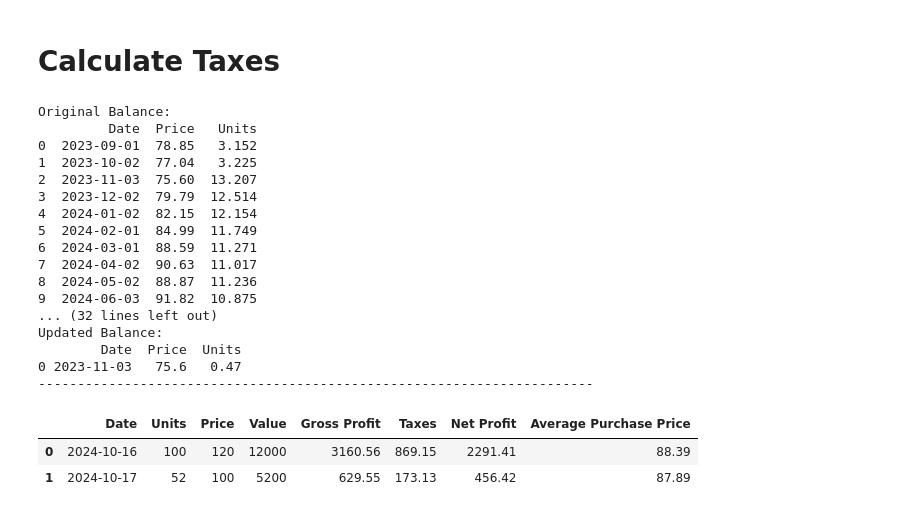
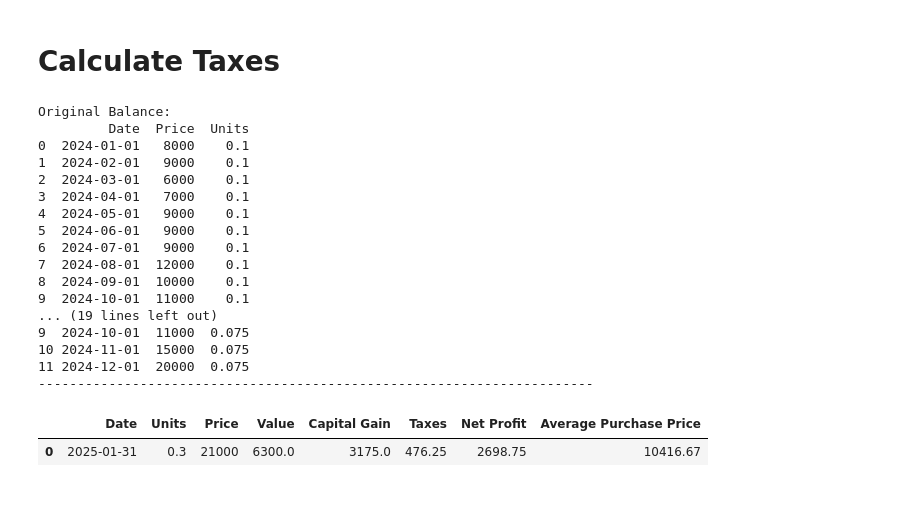
Before and after one commit to FedericoGentile/capital-gains-tax-calculator, a Jupyter notebook: tax_calculator_simulator.ipynb, the cells around one changed output. Saved outputs shown, nothing was run; the diff lists cells and outputs as text; code cells hidden in the pictures.

```diff
--- a/tax_calculator_simulator.ipynb
+++ b/tax_calculator_simulator.ipynb
@@ -135,14 +135,29 @@ def upload_balance(df_balance, df_balance_temp, total_units_to_sell):
 ## Purchase
 # %%
 # Data provided by the user
+#data = {
+#    "Date": ["01/09/2023", "02/10/2023", "03/11/2023", "02/12/2023", "02/01/2024", "01/02/2024",
+#             "01/03/2024", "02/04/2024", "02/05/2024", "03/06/2024", "01/07/2024", "01/08/2024",
+#             "01/09/2024", "15/09/2024", "15/10/2024"],
+#    "Price": [78.85, 77.04, 75.60, 79.79, 82.15, 84.99, 88.59, 90.63, 88.87, 91.82, 94.32, 95.27, 95.55, 94.70, 99.76],
+#    "Units": [3.152, 3.225, 13.207, 12.514, 12.154, 11.749, 11.271, 11.017, 11.236, 10.875, 10.586, 10.481, 10.450, 10.544, 10.009]
+#}
 data = {
-    "Date": ["01/09/2023", "02/10/2023", "03/11/2023", "02/12/2023", "02/01/2024", "01/02/2024",
-             "01/03/2024", "02/04/2024", "02/05/2024", "03/06/2024", "01/07/2024", "01/08/2024",
-             "01/09/2024", "15/09/2024", "15/10/2024"],
-    "Price": [78.85, 77.04, 75.60, 79.79, 82.15, 84.99, 88.59, 90.63, 88.87, 91.82, 94.32, 95.27, 95.55, 94.70, 99.76],
-    "Units": [3.152, 3.225, 13.207, 12.514, 12.154, 11.749, 11.271, 11.017, 11.236, 10.875, 10.586, 10.481, 10.450, 10.544, 10.009]
+    "Date": [
+        "01/01/2024", "01/02/2024", "01/03/2024", "01/04/2024", "01/05/2024",
+        "01/06/2024", "01/07/2024", "01/08/2024", "01/09/2024", "01/10/2024",
+        "01/11/2024", "01/12/2024"
+    ],
+    "Price": [
+        8000, 9000, 6000, 7000, 9000,
+        9000, 9000, 12000, 10000, 11000,
+        15000, 20000
+    ],
+    "Units": [0.1] * 12  # Setting all Units to 0.1 for each month
 }
+
 
 # Creating DataFrame
 df_purchase = pd.DataFrame(data)
 df_purchase['Date'] = pd.to_datetime(df_purchase['Date'], format='%d/%m/%Y')
+df_purchase
@@ -149,7 +178,11 @@ df_purchase['Date'] = pd.to_datetime(df_purchase['Date'], format='%d/%m/%Y')
 # %% [markdown]
 # Sell
 # %%
-df_sales_orig = pd.DataFrame({'Date':[datetime(2024,10,16), datetime(2024,10,17)],
-                         'Units': [100, 52],
-                         "Price": [120, 100]})
+#df_sales_orig = pd.DataFrame({'Date':[datetime(2024,10,16), datetime(2024,10,17)],
+#                         'Units': [100, 52],
+#                         "Price": [120, 100]})
+df_sales_orig = pd.DataFrame({'Date':[datetime(2025,1,31)],
+                              'Units': [0.3],
+                              "Price": [21000]})
 df_sales_orig['Value'] = df_sales_orig['Units']*df_sales_orig['Price']
+df_sales_orig
@@ -177,56 +213,55 @@ for i, row_s in df_sales.iterrows():
     # Calculate average purchasing price
     average_purchase_price = (df_balance_temp['Units']*df_balance_temp['Price']).sum()/df_balance_temp['Units'].sum()
 
-    # Calculate profit and taxes
-    profit, taxes = tax_calculator(selling_units=row_s['Units'],
+    # Calculate capital gain and taxes
+    capital_gain, taxes = tax_calculator(selling_units=row_s['Units'],
                                    selling_price=row_s['Price'],
                                    average_purchase_price=average_purchase_price)
 
     # Store profit/taxes infos in sales dataframe
-    sales_infos.append({'Gross Profit':profit, 'Taxes':taxes, 'Net Profit':profit - taxes, 'Average Purchase Price':round(average_purchase_price,2)})
+    sales_infos.append({'Capital Gain':capital_gain, 'Taxes':taxes, 'Net Profit':capital_gain - taxes, 'Average Purchase Price':round(average_purchase_price,2)})
 
     if VERBOSE:
-      print(f"Average Purchase Price: {average_purchase_price}")
+      print(f"Average Purchase Price: {round(average_purchase_price,2)}")
       print(f"Sold {row_s['Units']} units for a value of {row_s['Value']}. The {row_s['Units']} units where purchased at averaged price of {round(average_purchase_price,2)}, which means their average value is {round(row_s['Units']*average_purchase_price, 2)}")
-      print(f"Gross Profit: {round(profit,2)} ({round(row_s['Value'], 2)} - {round(row_s['Units']*average_purchase_price,2)})")
+      print(f"Capital Gain: {round(capital_gain,2)} ({round(row_s['Value'], 2)} - {round(row_s['Units']*average_purchase_price,2)})")
       print(f"Taxes: {taxes}\n")
 
     # Update balance
     df_balance, tot_units_sold = upload_balance(df_balance, df_balance_temp, row_s['Units'])
 
     # Check if sold units match target:
     if round(row_s['Units']) != round(tot_units_sold):
       raise Exception(f"Sold units ({round(tot_units_sold)}) != target ({round(row_s['Units'])})")
 
     if VERBOSE:
       print("Updated Balance:")
       print(df_balance)
       print('-----------------------------------------------------------------------')
   else:
     raise Exception(f"Too many units to be sold! {row_s['Units']} > {df_balance_temp['Units'].sum()}")
 
 # Add sales additional infos
 df_sales = df_sales.join(pd.DataFrame(sales_infos))
 
 df_sales
 # %% [output]
 Original Balance:
-         Date  Price   Units
-0  2023-09-01  78.85   3.152
-1  2023-10-02  77.04   3.225
-2  2023-11-03  75.60  13.207
-3  2023-12-02  79.79  12.514
-4  2024-01-02  82.15  12.154
-5  2024-02-01  84.99  11.749
-6  2024-03-01  88.59  11.271
-7  2024-04-02  90.63  11.017
-8  2024-05-02  88.87  11.236
-9  2024-06-03  91.82  10.875
-... (32 lines left out)
-Updated Balance:
-        Date  Price  Units
-0 2023-11-03   75.6   0.47
+         Date  Price  Units
+0  2024-01-01   8000    0.1
+1  2024-02-01   9000    0.1
+2  2024-03-01   6000    0.1
+3  2024-04-01   7000    0.1
+4  2024-05-01   9000    0.1
+5  2024-06-01   9000    0.1
+6  2024-07-01   9000    0.1
+7  2024-08-01  12000    0.1
+8  2024-09-01  10000    0.1
+9  2024-10-01  11000    0.1
+... (19 lines left out)
+9  2024-10-01  11000  0.075
+10 2024-11-01  15000  0.075
+11 2024-12-01  20000  0.075
 -----------------------------------------------------------------------
-|  | Date | Units | Price | Value | Gross Profit | Taxes | Net Profit | Average Purchase Price |
-| 0 | 2024-10-16 | 100 | 120 | 12000 | 3160.56 | 869.15 | 2291.41 | 88.39 |
-| 1 | 2024-10-17 | 52 | 100 | 5200 | 629.55 | 173.13 | 456.42 | 87.89 |
+|  | Date | Units | Price | Value | Capital Gain | Taxes | Net Profit | Average Purchase Price |
+| 0 | 2025-01-31 | 0.3 | 21000 | 6300.0 | 3175.0 | 476.25 | 2698.75 | 10416.67 |
```
Also changed, not shown: parts of 5 cells of this notebook.
